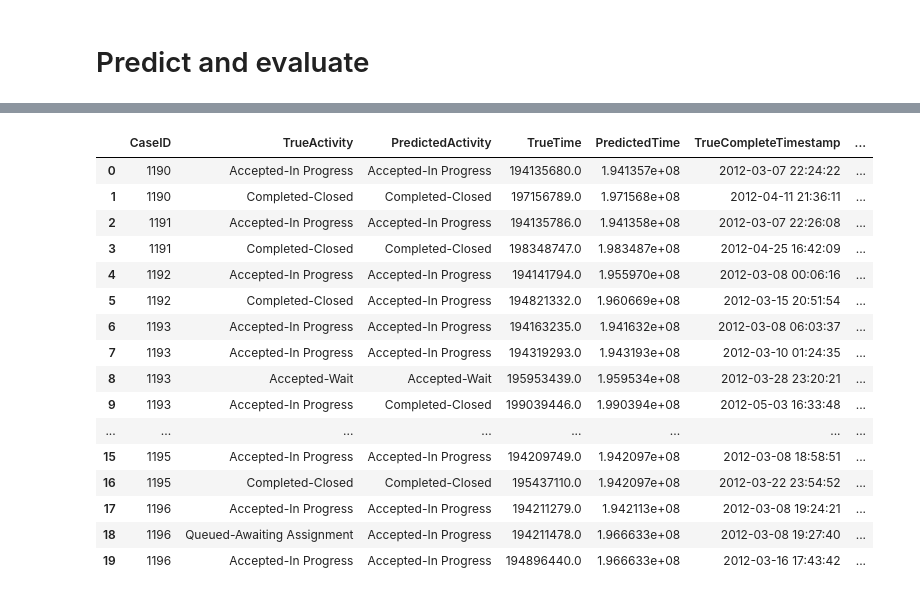
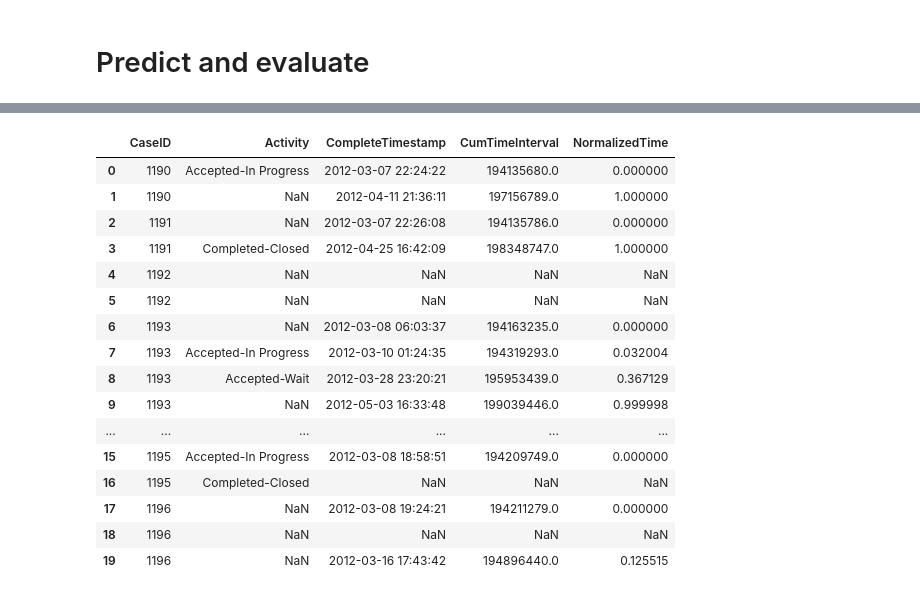
Before and after one commit to hoangntc/event-log-reconstruction, a Jupyter notebook: experiment/LSTMAE.ipynb, the cells around one changed output, grey strips where cells are left out. Drawn from its saved outputs; the diff is of its cells as text; code cells hidden in the pictures.

```diff
--- a/experiment/LSTMAE.ipynb
+++ b/experiment/LSTMAE.ipynb
@@ -57,13 +57,13 @@ parser = {
     'nan_pct': 0.3,
     'input_dir': '../input/{}/'.format(name),
     'batch_size' : 16,
-    'epochs' : 10,
+    'epochs' : 20,
     'no_cuda' : False,
     'seed' : 7,
     'layer1': 100,
     'layer2': 100,
     'early_stopping': 30,
-    'lr': 0.001,
+    'lr': 0.0005,
     'betas': (0.9, 0.99),
     'lr_decay': 0.99,
 }
@@ -440,20 +456,20 @@ submission_df.head(10)
 # %%
-submission.head(20)
+missing_true_test.head(20)
 # %% [output]
-|  | CaseID | TrueActivity | PredictedActivity | TrueTime | PredictedTime | TrueCompleteTimestamp | ... |
-| 0 | 1190 | Accepted-In Progress | Accepted-In Progress | 194135680.0 | 1.941357e+08 | 2012-03-07 22:24:22 | ... |
-| 1 | 1190 | Completed-Closed | Completed-Closed | 197156789.0 | 1.971568e+08 | 2012-04-11 21:36:11 | ... |
-| 2 | 1191 | Accepted-In Progress | Accepted-In Progress | 194135786.0 | 1.941358e+08 | 2012-03-07 22:26:08 | ... |
-| 3 | 1191 | Completed-Closed | Completed-Closed | 198348747.0 | 1.983487e+08 | 2012-04-25 16:42:09 | ... |
-| 4 | 1192 | Accepted-In Progress | Accepted-In Progress | 194141794.0 | 1.955970e+08 | 2012-03-08 00:06:16 | ... |
-| 5 | 1192 | Completed-Closed | Accepted-In Progress | 194821332.0 | 1.960669e+08 | 2012-03-15 20:51:54 | ... |
-| 6 | 1193 | Accepted-In Progress | Accepted-In Progress | 194163235.0 | 1.941632e+08 | 2012-03-08 06:03:37 | ... |
-| 7 | 1193 | Accepted-In Progress | Accepted-In Progress | 194319293.0 | 1.943193e+08 | 2012-03-10 01:24:35 | ... |
-| 8 | 1193 | Accepted-Wait | Accepted-Wait | 195953439.0 | 1.959534e+08 | 2012-03-28 23:20:21 | ... |
-| 9 | 1193 | Accepted-In Progress | Completed-Closed | 199039446.0 | 1.990394e+08 | 2012-05-03 16:33:48 | ... |
-| ... | ... | ... | ... | ... | ... | ... | ... |
-| 15 | 1195 | Accepted-In Progress | Accepted-In Progress | 194209749.0 | 1.942097e+08 | 2012-03-08 18:58:51 | ... |
-| 16 | 1195 | Completed-Closed | Completed-Closed | 195437110.0 | 1.942097e+08 | 2012-03-22 23:54:52 | ... |
-| 17 | 1196 | Accepted-In Progress | Accepted-In Progress | 194211279.0 | 1.942113e+08 | 2012-03-08 19:24:21 | ... |
-| 18 | 1196 | Queued-Awaiting Assignment | Accepted-In Progress | 194211478.0 | 1.966633e+08 | 2012-03-08 19:27:40 | ... |
-| 19 | 1196 | Accepted-In Progress | Accepted-In Progress | 194896440.0 | 1.966633e+08 | 2012-03-16 17:43:42 | ... |
+|  | CaseID | Activity | CompleteTimestamp | CumTimeInterval | NormalizedTime |
+| 0 | 1190 | Accepted-In Progress | 2012-03-07 22:24:22 | 194135680.0 | 0.000000 |
+| 1 | 1190 | NaN | 2012-04-11 21:36:11 | 197156789.0 | 1.000000 |
+| 2 | 1191 | NaN | 2012-03-07 22:26:08 | 194135786.0 | 0.000000 |
+| 3 | 1191 | Completed-Closed | 2012-04-25 16:42:09 | 198348747.0 | 1.000000 |
+| 4 | 1192 | NaN | NaN | NaN | NaN |
+| 5 | 1192 | NaN | NaN | NaN | NaN |
+| 6 | 1193 | NaN | 2012-03-08 06:03:37 | 194163235.0 | 0.000000 |
+| 7 | 1193 | Accepted-In Progress | 2012-03-10 01:24:35 | 194319293.0 | 0.032004 |
+| 8 | 1193 | Accepted-Wait | 2012-03-28 23:20:21 | 195953439.0 | 0.367129 |
+| 9 | 1193 | NaN | 2012-05-03 16:33:48 | 199039446.0 | 0.999998 |
+| ... | ... | ... | ... | ... | ... |
+| 15 | 1195 | Accepted-In Progress | 2012-03-08 18:58:51 | 194209749.0 | 0.000000 |
+| 16 | 1195 | Completed-Closed | NaN | NaN | NaN |
+| 17 | 1196 | NaN | 2012-03-08 19:24:21 | 194211279.0 | 0.000000 |
+| 18 | 1196 | NaN | NaN | NaN | NaN |
+| 19 | 1196 | NaN | 2012-03-16 17:43:42 | 194896440.0 | 0.125515 |
```
Also changed, not shown: parts of 3 cells of this notebook.
